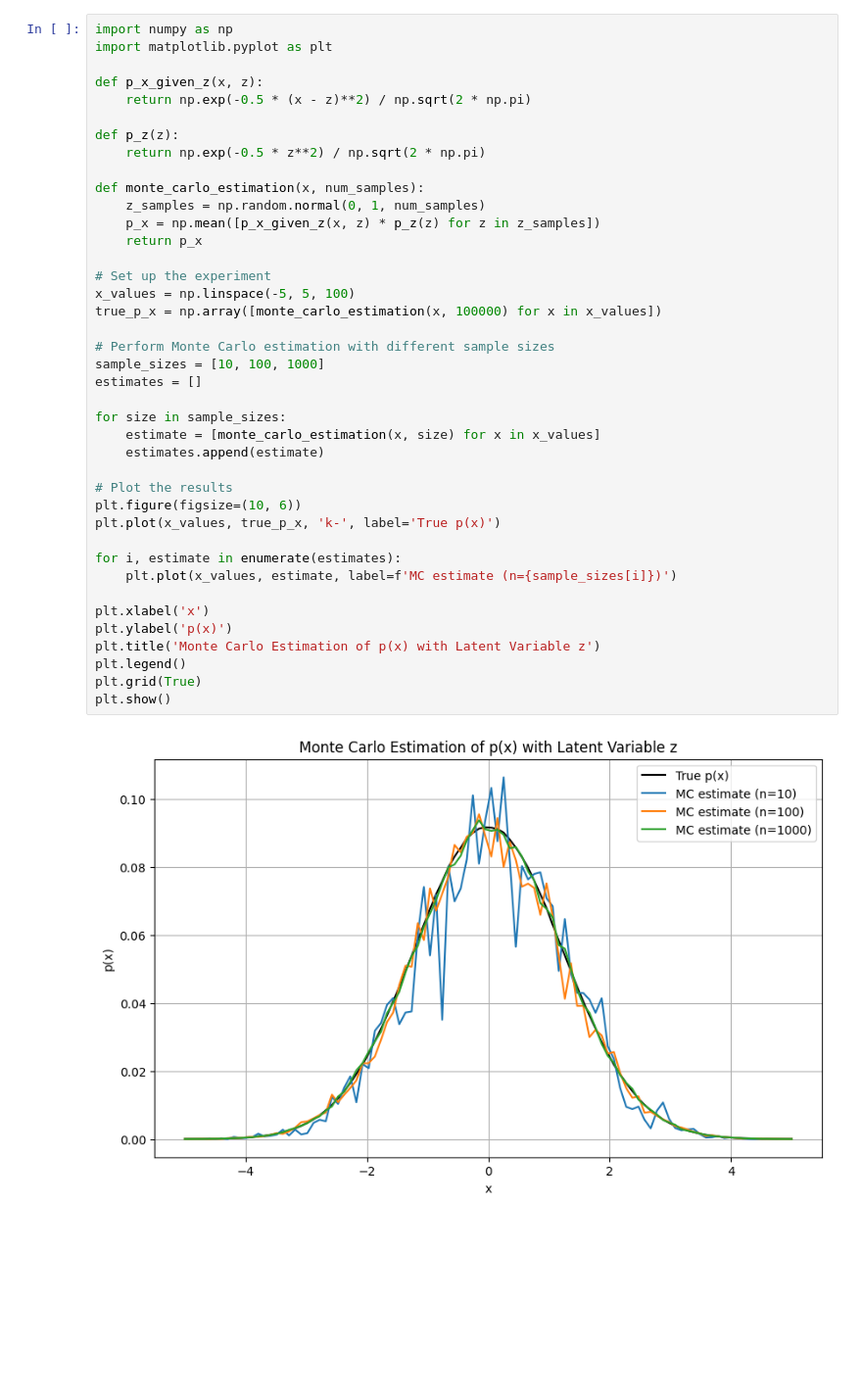
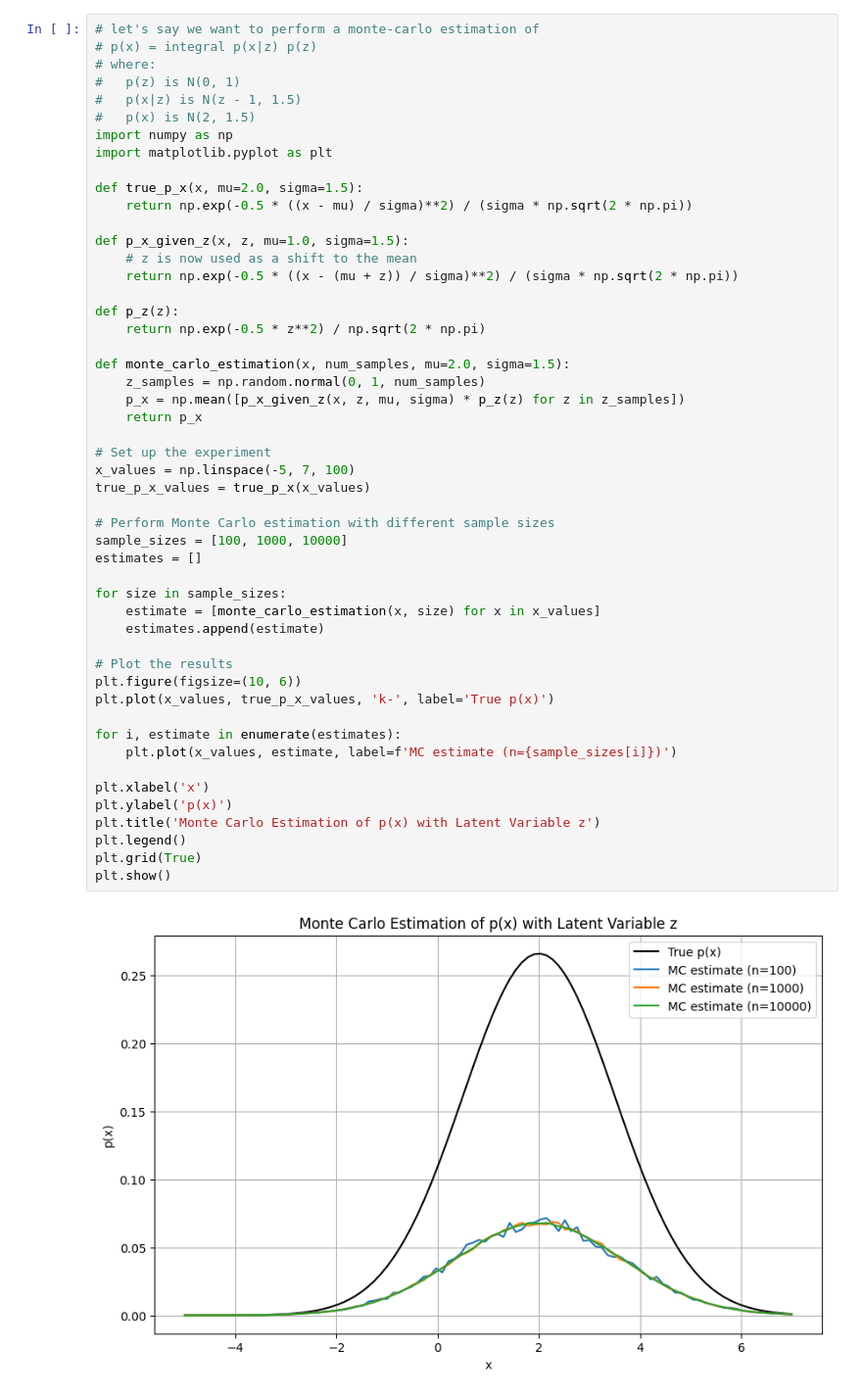
Before and after one commit to ddaeschler/math-playground, a Jupyter notebook: monte_carlo.ipynb, the cells around one changed output. Shown at 98% size. Cells and saved outputs as stored; diff of their text form; blank space fills up the shorter version.

```diff
--- a/monte_carlo.ipynb
+++ b/monte_carlo.ipynb
@@ -1,42 +1,52 @@
 # %%
+# let's say we want to perform a monte-carlo estimation of
+# p(x) = integral p(x|z) p(z)
+# where:
+#   p(z) is N(0, 1)
+#   p(x|z) is N(z - 1, 1.5)
+#   p(x) is N(2, 1.5)
 import numpy as np
 import matplotlib.pyplot as plt
 
-def p_x_given_z(x, z):
-    return np.exp(-0.5 * (x - z)**2) / np.sqrt(2 * np.pi)
+def true_p_x(x, mu=2.0, sigma=1.5):
+    return np.exp(-0.5 * ((x - mu) / sigma)**2) / (sigma * np.sqrt(2 * np.pi))
+
+def p_x_given_z(x, z, mu=1.0, sigma=1.5):
+    # z is now used as a shift to the mean
+    return np.exp(-0.5 * ((x - (mu + z)) / sigma)**2) / (sigma * np.sqrt(2 * np.pi))
 
 def p_z(z):
     return np.exp(-0.5 * z**2) / np.sqrt(2 * np.pi)
 
-def monte_carlo_estimation(x, num_samples):
+def monte_carlo_estimation(x, num_samples, mu=2.0, sigma=1.5):
     z_samples = np.random.normal(0, 1, num_samples)
-    p_x = np.mean([p_x_given_z(x, z) * p_z(z) for z in z_samples])
+    p_x = np.mean([p_x_given_z(x, z, mu, sigma) * p_z(z) for z in z_samples])
     return p_x
 
 # Set up the experiment
-x_values = np.linspace(-5, 5, 100)
-true_p_x = np.array([monte_carlo_estimation(x, 100000) for x in x_values])
+x_values = np.linspace(-5, 7, 100)
+true_p_x_values = true_p_x(x_values)
 
 # Perform Monte Carlo estimation with different sample sizes
-sample_sizes = [10, 100, 1000]
+sample_sizes = [100, 1000, 10000]
 estimates = []
 
 for size in sample_sizes:
     estimate = [monte_carlo_estimation(x, size) for x in x_values]
     estimates.append(estimate)
 
 # Plot the results
 plt.figure(figsize=(10, 6))
-plt.plot(x_values, true_p_x, 'k-', label='True p(x)')
+plt.plot(x_values, true_p_x_values, 'k-', label='True p(x)')
 
 for i, estimate in enumerate(estimates):
     plt.plot(x_values, estimate, label=f'MC estimate (n={sample_sizes[i]})')
 
 plt.xlabel('x')
 plt.ylabel('p(x)')
 plt.title('Monte Carlo Estimation of p(x) with Latent Variable z')
 plt.legend()
 plt.grid(True)
 plt.show()
 # %% [output]
-[figure, old version]
+[figure, new version]
```
